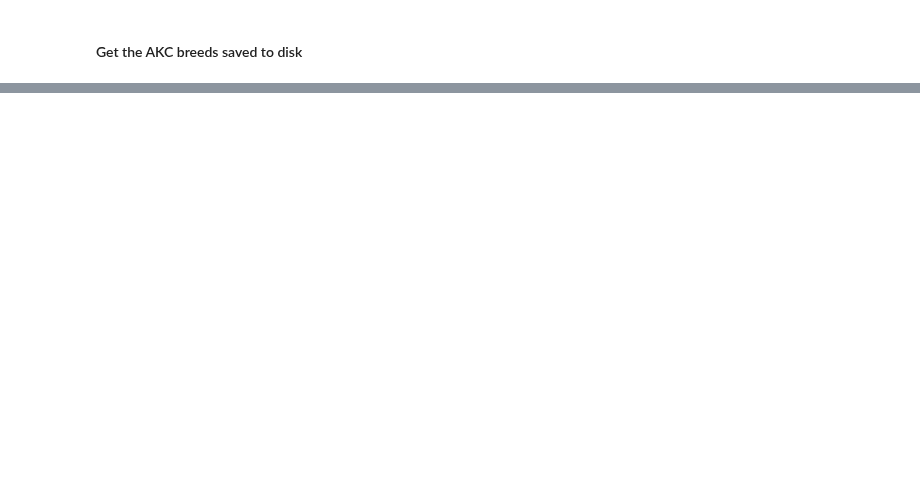
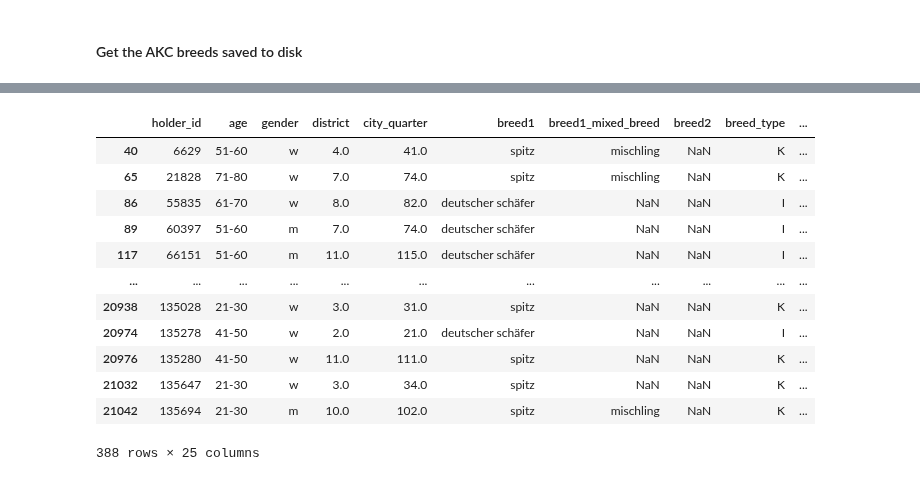
Before and after one commit to jonnross88/Springboard, a Jupyter notebook: u20_data_storytelling/dogs_of_zurich.ipynb, the cells around one changed output, grey strips where cells are left out. Drawn from its saved outputs; the diff is of its cells as text; code cells hidden in the pictures; blank space fills up the shorter version.

```diff
--- a/u20_data_storytelling/dogs_of_zurich.ipynb
+++ b/u20_data_storytelling/dogs_of_zurich.ipynb
@@ -439,0 +849,6 @@ list(filter(russel_pattern.findall, sorted(set(breed_list1 + breed_list2))))
+# %%
+translations_df["breed"] = translations_df["breed"].str.lower()
+translations_df["translation"] = ""
+trans_dict = translate_list_to_dict(translations_df["breed"].tolist())
+translations_df["translation"] = translations_df["breed"].map(trans_dict)
+translations_df
@@ -585,0 +1038,31 @@ match_df[match_df["fci_index"].isna()]
+# %%
+# create a new column is_swiss and set it to false
+dog_owner_df["is_swiss"] = False
+
+
+for swiss_breed in swiss_breeds:
+    dog_owner_df.loc[
+        dog_owner_df["standard"].str.contains(
+            swiss_breed, case=False, regex=True, na=False
+        ),
+        "is_swiss",
+    ] = True
+
+# look at the swiss breeds
+dog_owner_df[
+    dog_owner_df["standard"].str.contains("german", case=False, regex=True, na=False)
+]
+# %% [output]
+|  | holder_id | age | gender | district | city_quarter | breed1 | breed1_mixed_breed | breed2 | breed_type | ... |
+| 40 | 6629 | 51-60 | w | 4.0 | 41.0 | spitz | mischling | NaN | K | ... |
+| 65 | 21828 | 71-80 | w | 7.0 | 74.0 | spitz | mischling | NaN | K | ... |
+| 86 | 55835 | 61-70 | w | 8.0 | 82.0 | deutscher schäfer | NaN | NaN | I | ... |
+| 89 | 60397 | 51-60 | m | 7.0 | 74.0 | deutscher schäfer | NaN | NaN | I | ... |
+| 117 | 66151 | 51-60 | m | 11.0 | 115.0 | deutscher schäfer | NaN | NaN | I | ... |
+| ... | ... | ... | ... | ... | ... | ... | ... | ... | ... | ... |
+| 20938 | 135028 | 21-30 | w | 3.0 | 31.0 | spitz | NaN | NaN | K | ... |
+| 20974 | 135278 | 41-50 | w | 2.0 | 21.0 | deutscher schäfer | NaN | NaN | I | ... |
+| 20976 | 135280 | 41-50 | w | 11.0 | 111.0 | spitz | NaN | NaN | K | ... |
+| 21032 | 135647 | 21-30 | w | 3.0 | 34.0 | spitz | NaN | NaN | K | ... |
+| 21042 | 135694 | 21-30 | m | 10.0 | 102.0 | spitz | mischling | NaN | K | ... |
+388 rows × 25 columns
```
Also changed, not shown: parts of 112 cells of this notebook, 4 other files.
